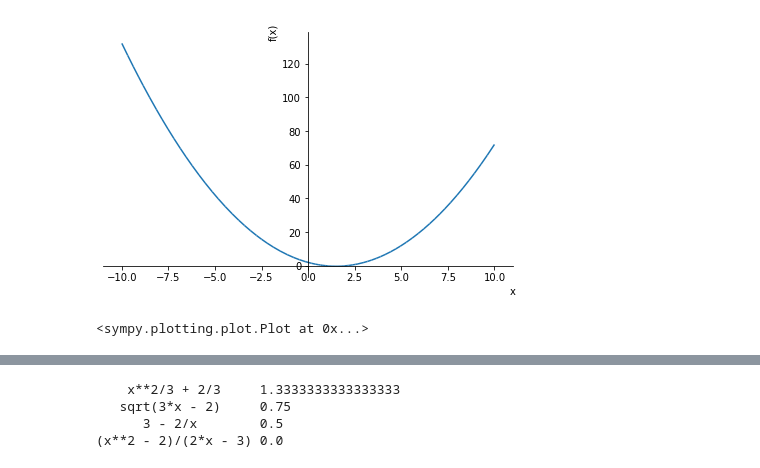
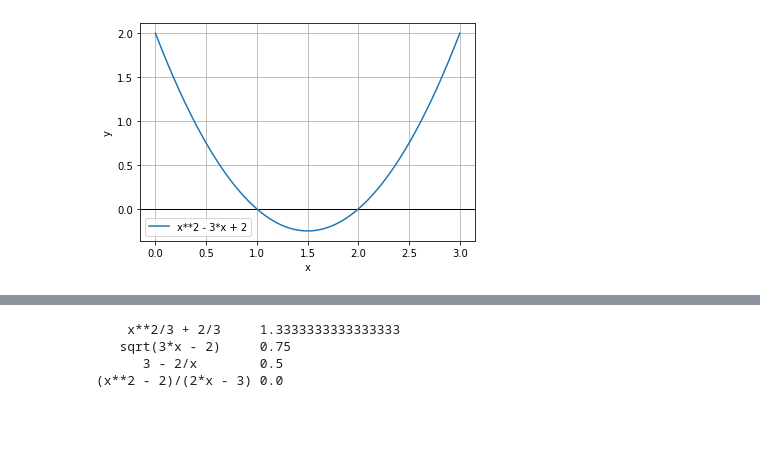
Before and after one commit to RysiekPrecikowski/MOwNiT, a Jupyter notebook: lab6.ipynb, the cells around one changed output, grey strips where cells are left out. Saved outputs shown, nothing was run; the diff lists cells and outputs as text; code cells hidden in the pictures; blank space fills up the shorter version.

```diff
--- a/lab6.ipynb
+++ b/lab6.ipynb
@@ -8,16 +56,13 @@ from sympy.calculus.util import continuous_domain
 # %%
-from typing import List
-
 f = x**2 - 3*x + 2
 
 g = {
     1: (x**2 + 2) / 3,
     2: sqrt(3*x - 2),
     3: 3 - 2 / x,
     4: (x**2 - 2) / (2*x -3)
 }
-
-plot(f)
+plt.axhline(c='k', linewidth=1)
+plot_function(f)
 # %% [output]
-[figure, old version]
+[figure, new version]
-<sympy.plotting.plot.Plot at 0x...>
```
Also changed, not shown: parts of 10 cells of this notebook.
